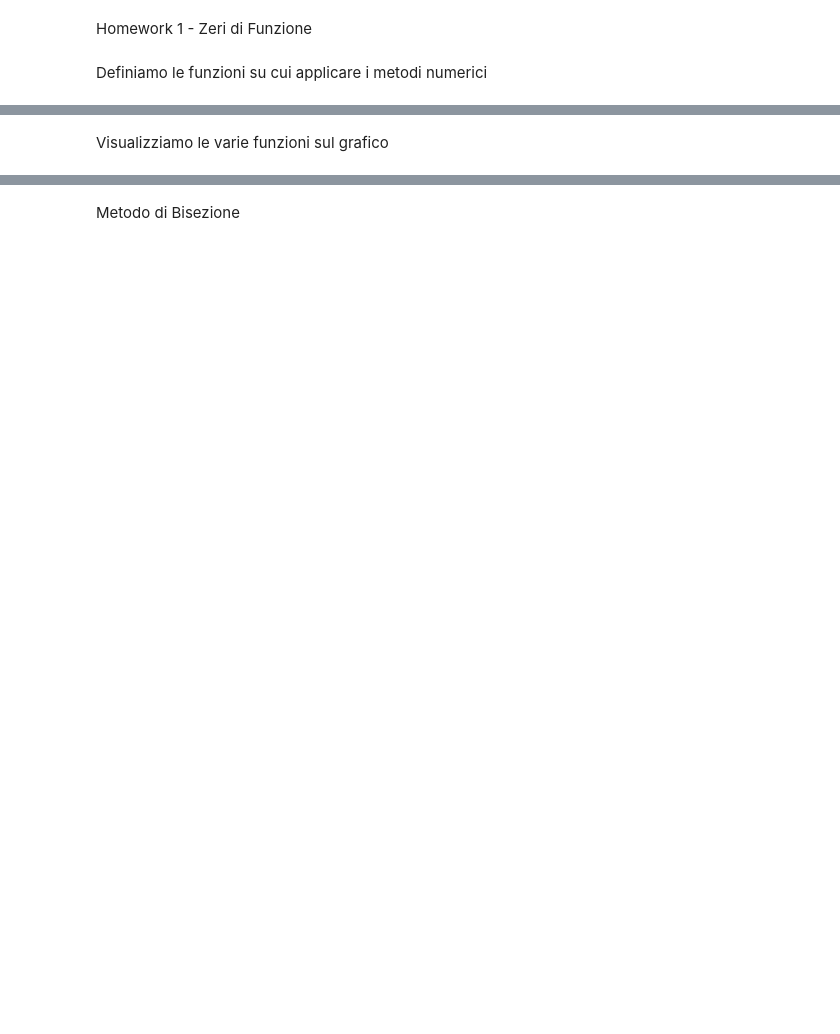
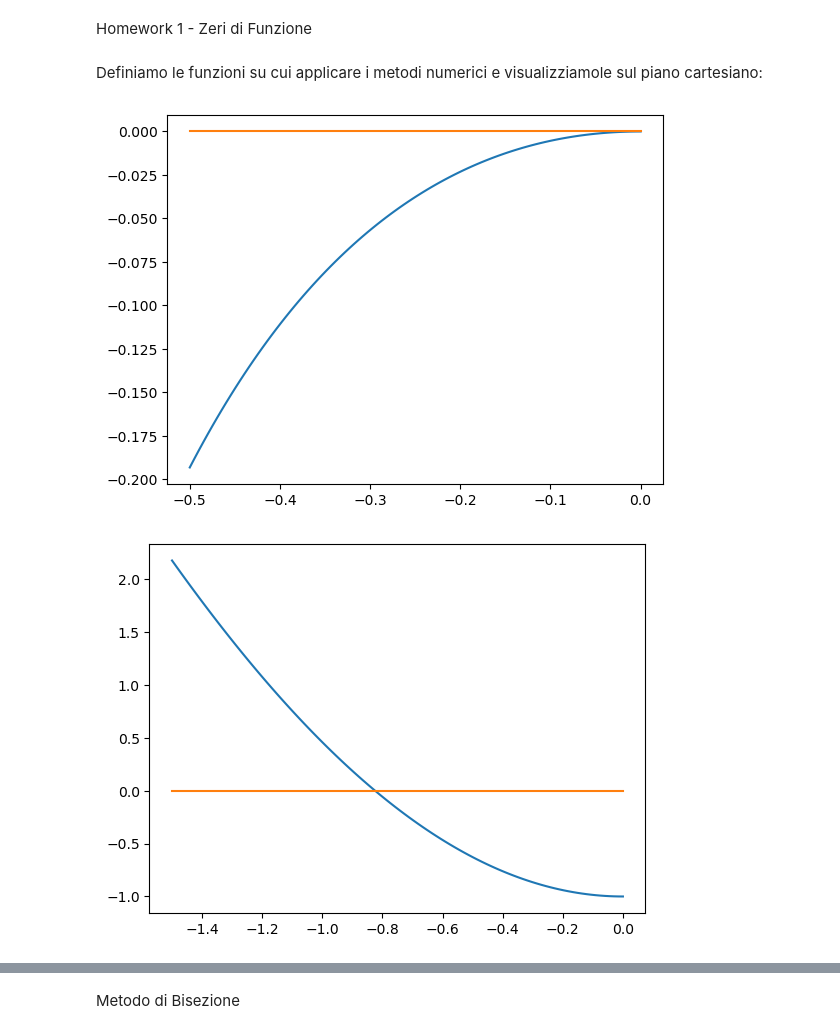
Before and after one commit to mazzettimatteo/CN25, a Jupyter notebook: homework/zeriDiFunzione/notebook.ipynb, the cells around one changed output, grey strips where cells are left out. Drawn from its saved outputs; the diff is of its cells as text; code cells hidden in the pictures; blank space fills up the shorter version.

```diff
--- a/homework/zeriDiFunzione/notebook.ipynb
+++ b/homework/zeriDiFunzione/notebook.ipynb
@@ -1,25 +1,59 @@
 # %% [markdown]
 Homework 1 - Zeri di Funzione
 # %% [markdown]
-Definiamo le funzioni su cui applicare i metodi numerici
+Definiamo le funzioni su cui applicare i metodi numerici e visualizziamole sul piano cartesiano:
 # %%
 import numpy as np
 import matplotlib.pyplot as plt
 
 f1=lambda x: np.log(x+1)-x
 f2=lambda x: x**2-np.cos(x)
 f3=lambda x: np.sin(x)-(x/2)
 f4=lambda x: np.exp(x)-3*x
 
 
-#da incollare in sezione metodo punto fisso
-g1=lambda x: np.log(x+1)
-g2=lambda x: (np.cos(x))**(1/2)
-g3=lambda x: 2*np.sin(x)
-g4=lambda x: np.exp(x)/3
+a1=-0.5; b1=0;
+x1=np.linspace(a1,b1,100)
+y1=f1(x1)
+xAxis1=np.zeros_like(x1)
 
-#da incollare in sezione metodo newton
-df1=lambda x: 1/(x+1)-1
-df2=lambda x: 2*x+np.sin(x)
-df3=lambda x: np.cos(x)-(1/2)
-df4=lambda x: np.exp(x)-3
+#plt.subplot(2,2,1)
+plt.plot(x1,y1)
+plt.plot(x1,xAxis1)
+plt.show()
+
+
+a2=-1.5; b2=0;
+x2=np.linspace(a2,b2,100)
+y2=f2(x2)
+xAxis2=np.zeros_like(x2)
+
+#plt.subplot(2,2,2)
+plt.plot(x2,y2)
+plt.plot(x2,xAxis2)
+plt.show()
+
+
+a3=-1; b3=1;
+x3=np.linspace(a3,b3,100)
+y3=f3(x3)
+xAxis3=np.zeros_like(x3)
+
+#plt.subplot(2,2,3)
+plt.plot(x3,y3)
+plt.plot(x3,xAxis3)
+plt.show()
+
+
+a4=0; b4=1.5;
+x4=np.linspace(a4,b4,100)
+y4=f4(x4)
+xAxis4=np.zeros_like(x4)
+
+#plt.subplot(2,2,4)
+plt.plot(x4,y4)
+plt.plot(x4,xAxis4)
+plt.show()
+# %% [output]
+[figure, added]
+[figure, added]
@@ -26,2 +61,0 @@ df4=lambda x: np.exp(x)-3
-# %% [markdown]
-Visualizziamo le varie funzioni sul grafico
```
Also changed, not shown: parts of 9 cells of this notebook.
